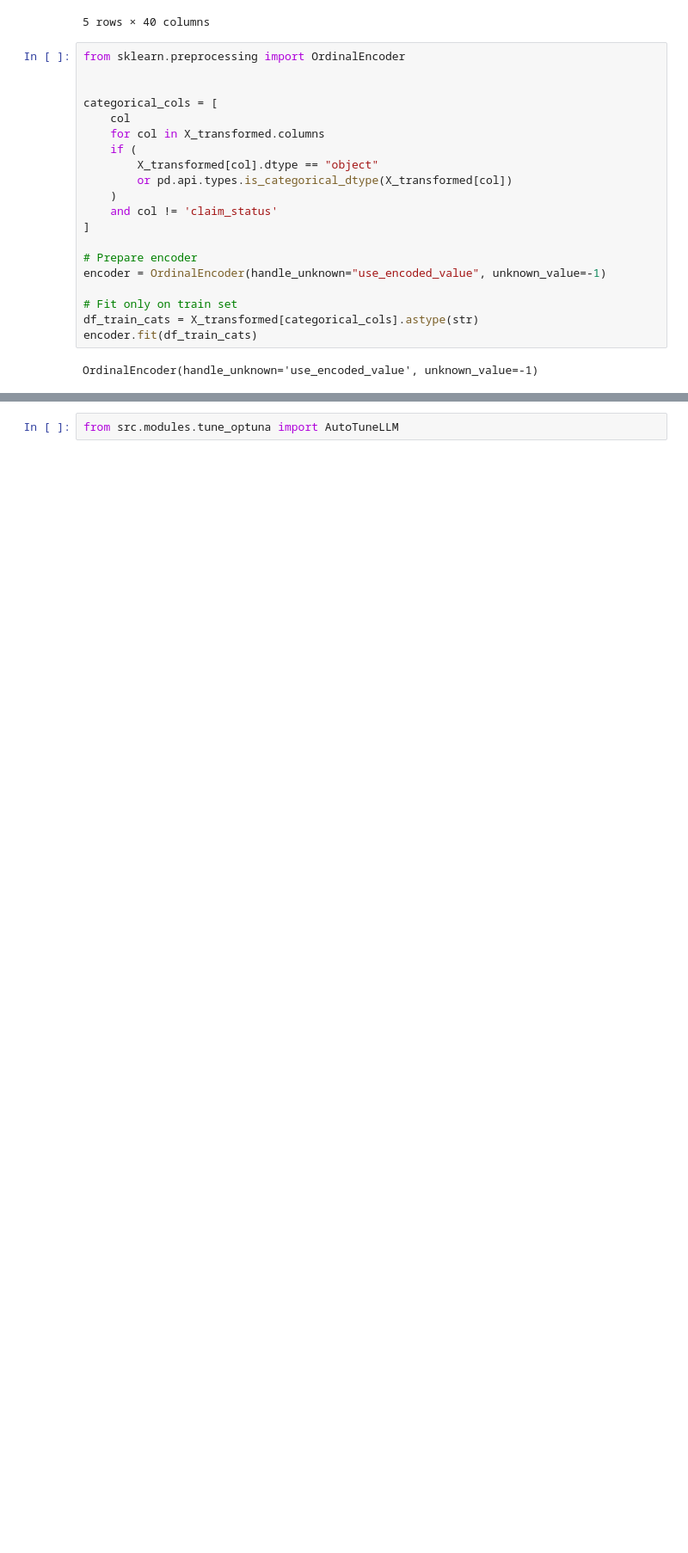
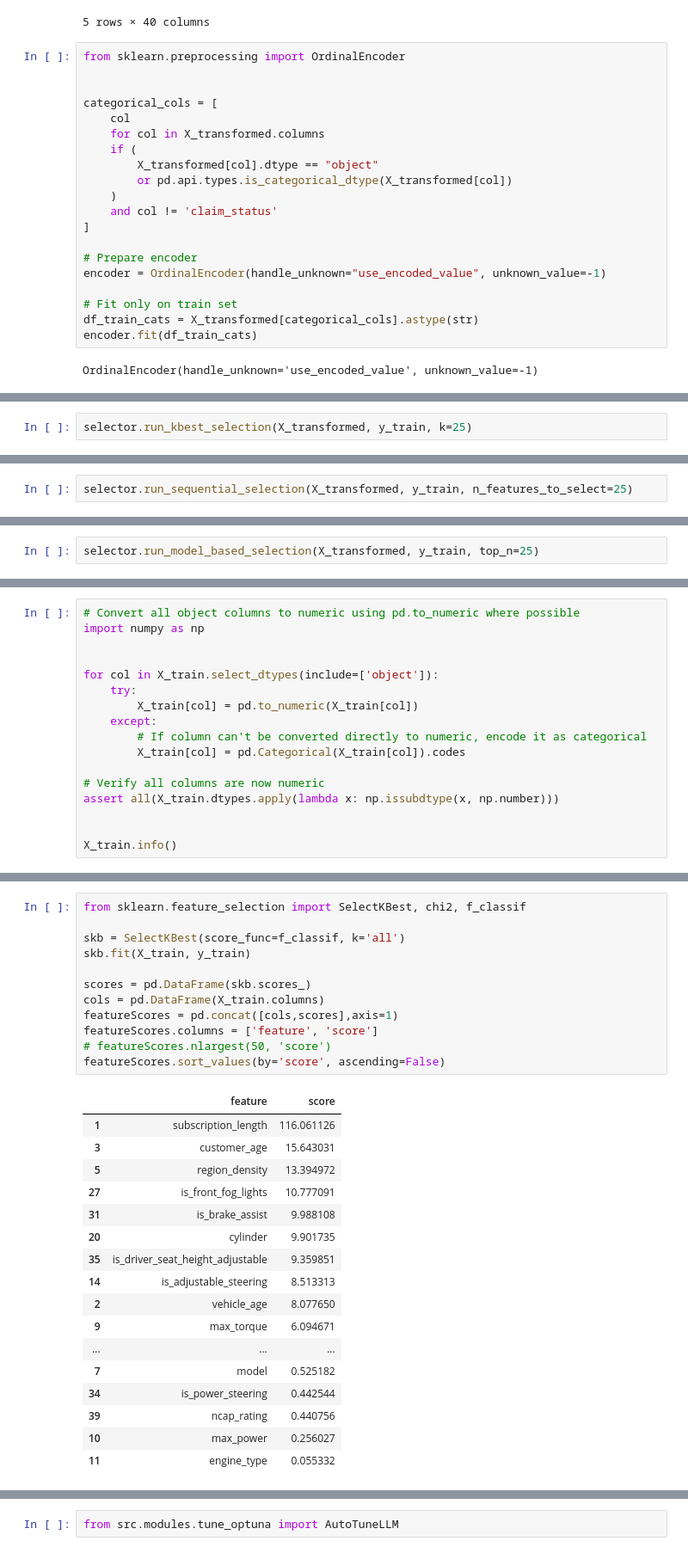
Before and after one commit to pdoubleg/ds-assistant, a Jupyter notebook: notebooks/auto_tune.ipynb, the cells around one changed output, grey strips where cells are left out. Shown at 86% size. Cells and saved outputs as stored; diff of their text form; blank space fills up the shorter version.

```diff
--- a/notebooks/auto_tune.ipynb
+++ b/notebooks/auto_tune.ipynb
@@ -223,0 +265,2 @@ X_transformed["claim_status"] = y_train
+# %%
+selector.run_kbest_selection(X_transformed, y_train, k=25)
@@ -223,0 +269,2 @@ X_transformed["claim_status"] = y_train
+# %%
+selector.run_sequential_selection(X_transformed, y_train, n_features_to_select=25)
@@ -223,0 +273,2 @@ X_transformed["claim_status"] = y_train
+# %%
+selector.run_model_based_selection(X_transformed, y_train, top_n=25)
@@ -223,0 +395,17 @@ X_transformed["claim_status"] = y_train
+# %%
+# Convert all object columns to numeric using pd.to_numeric where possible
+import numpy as np
+
+
+for col in X_train.select_dtypes(include=['object']):
+    try:
+        X_train[col] = pd.to_numeric(X_train[col])
+    except:
+        # If column can't be converted directly to numeric, encode it as categorical
+        X_train[col] = pd.Categorical(X_train[col]).codes
+
+# Verify all columns are now numeric
+assert all(X_train.dtypes.apply(lambda x: np.issubdtype(x, np.number)))
+
+
+X_train.info()
@@ -223,0 +463,30 @@ X_transformed["claim_status"] = y_train
+# %%
+from sklearn.feature_selection import SelectKBest, chi2, f_classif
+
+skb = SelectKBest(score_func=f_classif, k='all')
+skb.fit(X_train, y_train)
+
+scores = pd.DataFrame(skb.scores_)
+cols = pd.DataFrame(X_train.columns)
+featureScores = pd.concat([cols,scores],axis=1)
+featureScores.columns = ['feature', 'score']
+# featureScores.nlargest(50, 'score')
+featureScores.sort_values(by='score', ascending=False)
+# %% [output]
+|  | feature | score |
+| 1 | subscription_length | 116.061126 |
+| 3 | customer_age | 15.643031 |
+| 5 | region_density | 13.394972 |
+| 27 | is_front_fog_lights | 10.777091 |
+| 31 | is_brake_assist | 9.988108 |
+| 20 | cylinder | 9.901735 |
+| 35 | is_driver_seat_height_adjustable | 9.359851 |
+| 14 | is_adjustable_steering | 8.513313 |
+| 2 | vehicle_age | 8.077650 |
+| 9 | max_torque | 6.094671 |
+| ... | ... | ... |
+| 7 | model | 0.525182 |
+| 34 | is_power_steering | 0.442544 |
+| 39 | ncap_rating | 0.440756 |
+| 10 | max_power | 0.256027 |
+| 11 | engine_type | 0.055332 |
```
Also changed, not shown: parts of 21 cells of this notebook, 2 other files.
